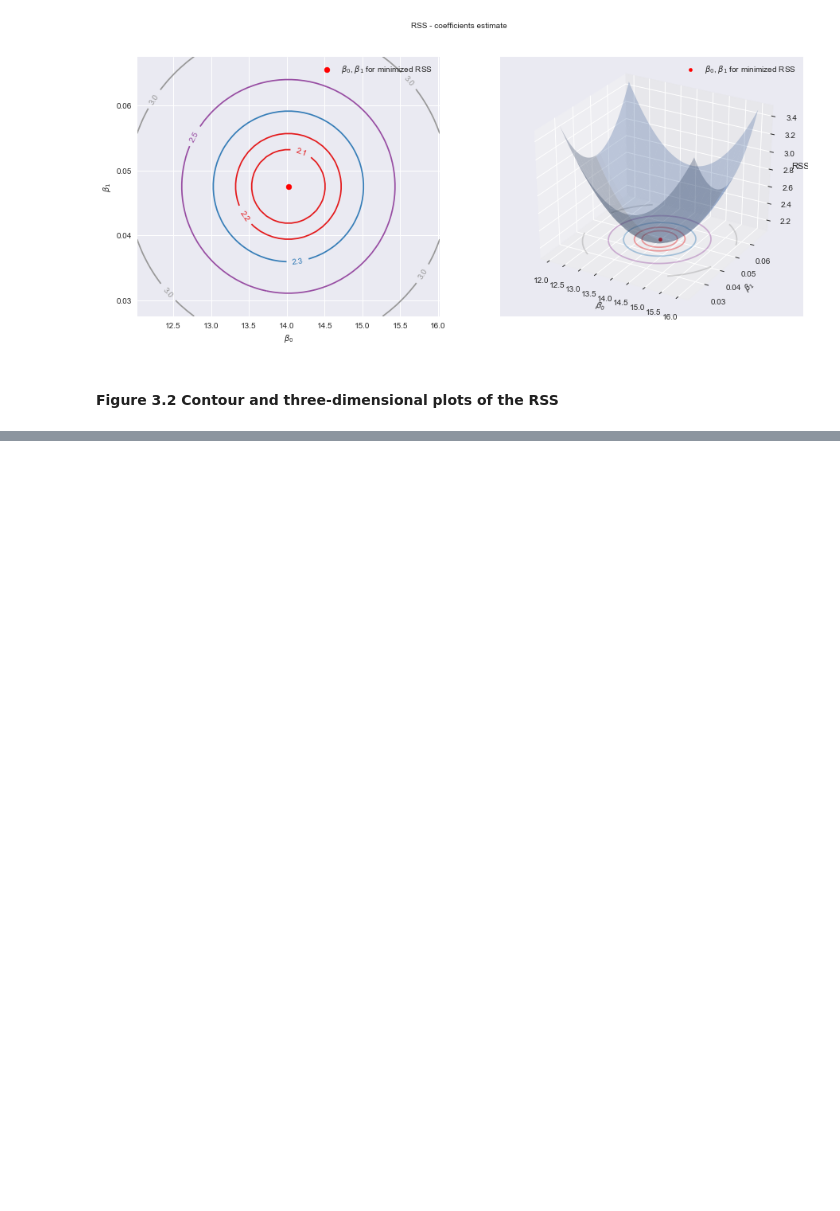
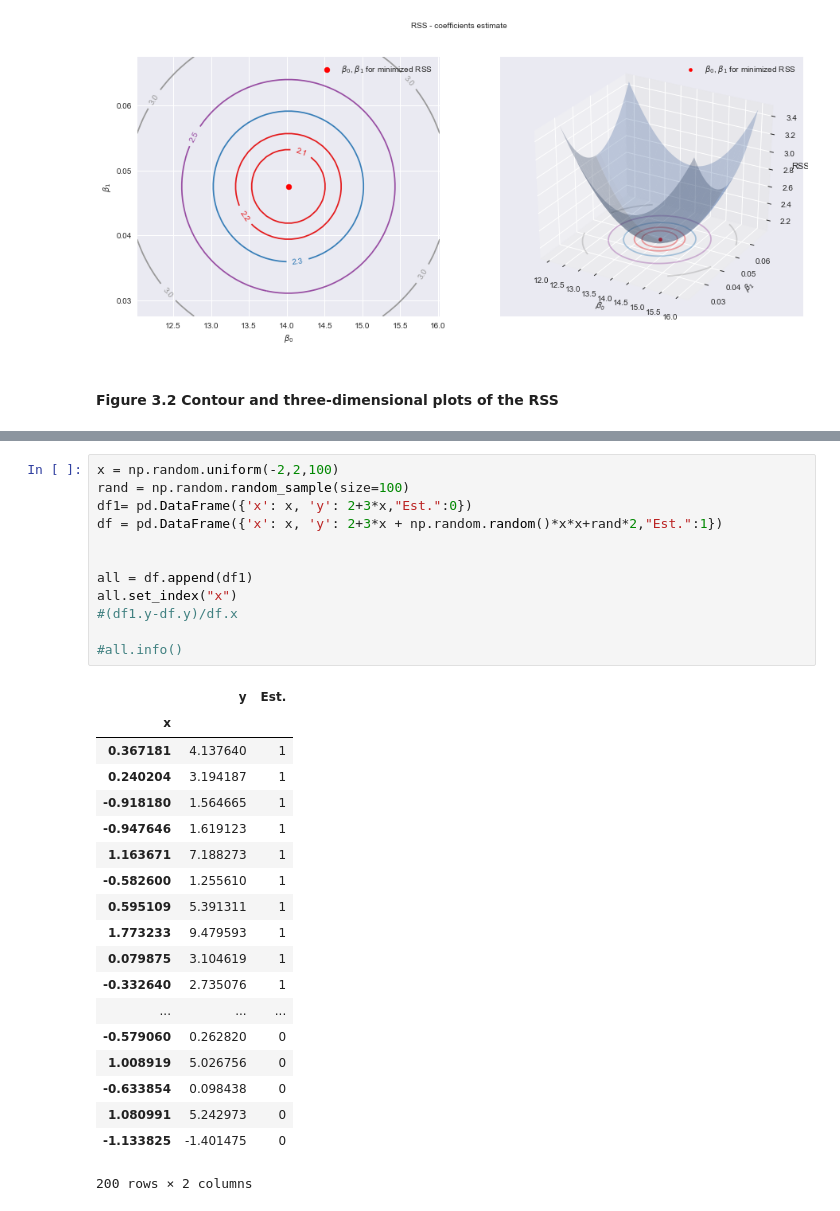
Before and after one commit to monkeyxite/ISL, a Jupyter notebook: C3.ipynb, the cells around one changed output, grey strips where cells are left out. Cells and saved outputs as stored; diff of their text form; blank space fills up the shorter version.

```diff
--- a/C3.ipynb
+++ b/C3.ipynb
@@ -144,0 +160,32 @@ for ax in fig.axes:
+# %%
+x = np.random.uniform(-2,2,100)
+rand = np.random.random_sample(size=100)
+df1= pd.DataFrame({'x': x, 'y': 2+3*x,"Est.":0})
+df = pd.DataFrame({'x': x, 'y': 2+3*x + np.random.random()*x*x+rand*2,"Est.":1})
+
+
+all = df.append(df1)
+all.set_index("x")
+#(df1.y-df.y)/df.x
+
+#all.info()
+# %% [output]
+|  | y | Est. |
+| x |  |  |
+| 0.367181 | 4.137640 | 1 |
+| 0.240204 | 3.194187 | 1 |
+| -0.918180 | 1.564665 | 1 |
+| -0.947646 | 1.619123 | 1 |
+| 1.163671 | 7.188273 | 1 |
+| -0.582600 | 1.255610 | 1 |
+| 0.595109 | 5.391311 | 1 |
+| 1.773233 | 9.479593 | 1 |
+| 0.079875 | 3.104619 | 1 |
+| -0.332640 | 2.735076 | 1 |
+| ... | ... | ... |
+| -0.579060 | 0.262820 | 0 |
+| 1.008919 | 5.026756 | 0 |
+| -0.633854 | 0.098438 | 0 |
+| 1.080991 | 5.242973 | 0 |
+| -1.133825 | -1.401475 | 0 |
+200 rows × 2 columns
```
Also changed, not shown: parts of 13 cells of this notebook.
